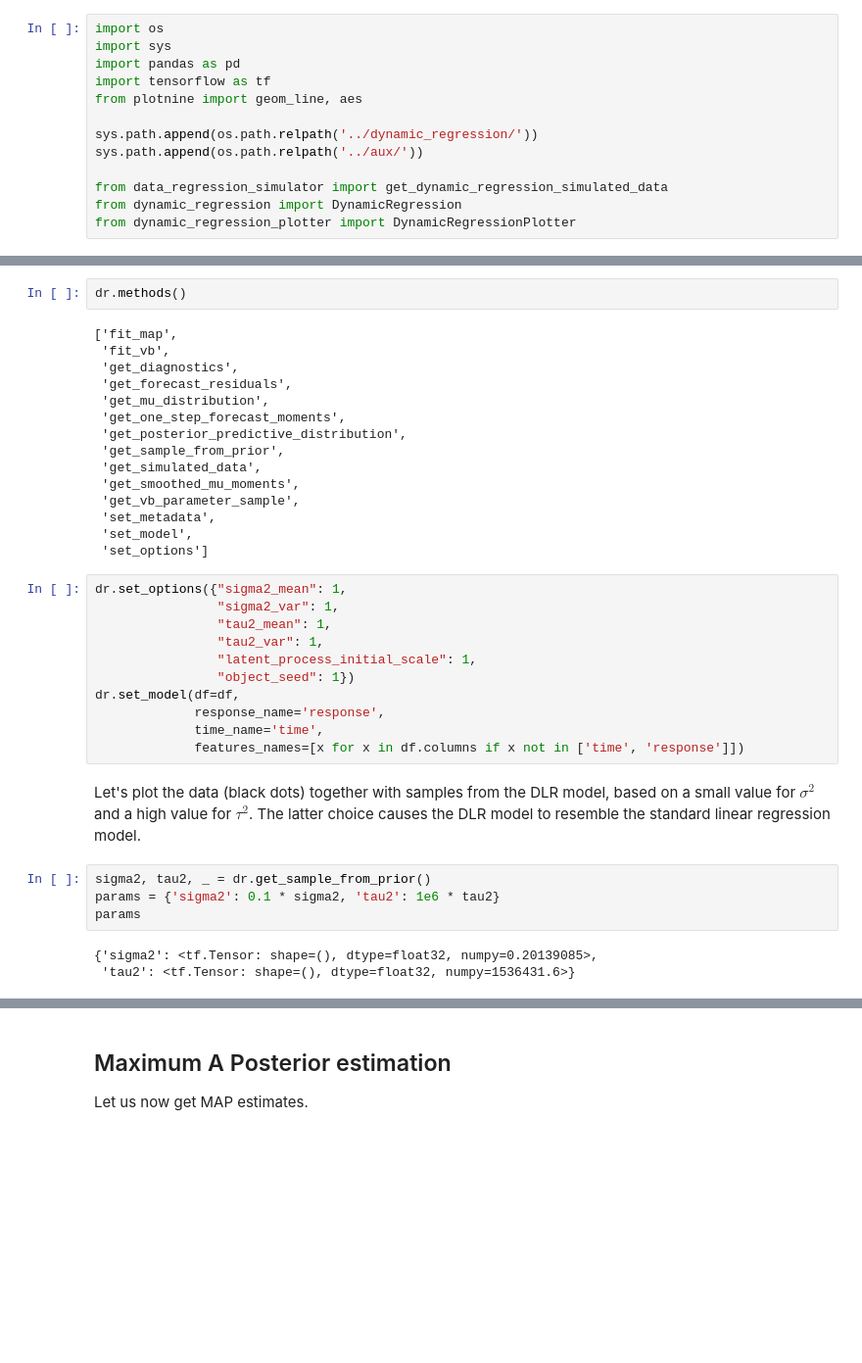
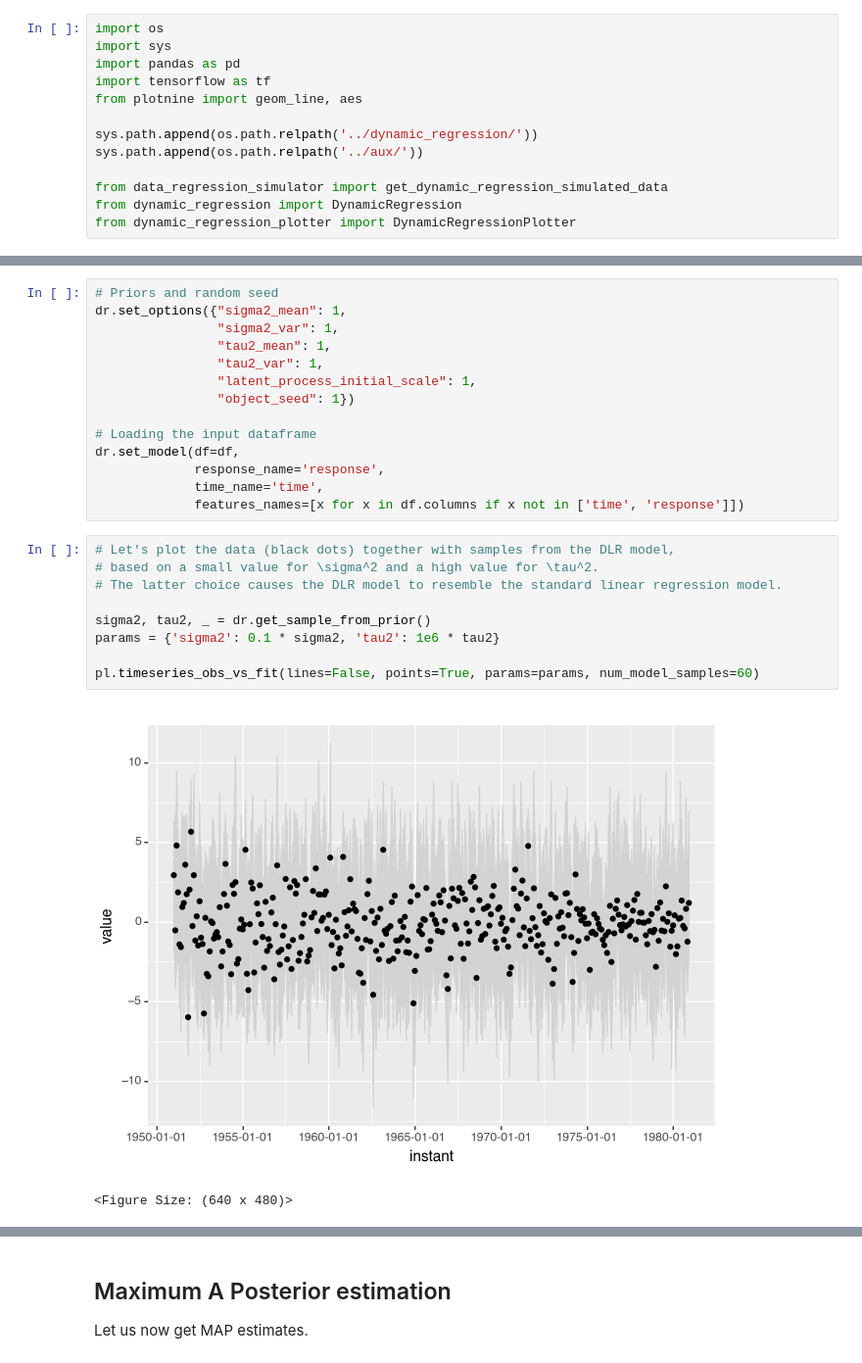
Before and after one commit to rtlemos/models, a Jupyter notebook: notebooks/DynamicRegression.ipynb, the cells around one changed output, grey strips where cells are left out. Shown at 98% size. Cells and saved outputs as stored; diff of their text form; blank space fills up the shorter version.

```diff
--- a/notebooks/DynamicRegression.ipynb
+++ b/notebooks/DynamicRegression.ipynb
@@ -81,37 +97,26 @@ pl = DynamicRegressionPlotter(model=dr)
-# %%
-dr.methods()
-# %% [output]
-['fit_map',
- 'fit_vb',
- 'get_diagnostics',
- 'get_forecast_residuals',
- 'get_mu_distribution',
- 'get_one_step_forecast_moments',
- 'get_posterior_predictive_distribution',
- 'get_sample_from_prior',
- 'get_simulated_data',
- 'get_smoothed_mu_moments',
- 'get_vb_parameter_sample',
- 'set_metadata',
- 'set_model',
- 'set_options']
 # %%
+# Priors and random seed
 dr.set_options({"sigma2_mean": 1,
                 "sigma2_var": 1,
                 "tau2_mean": 1,
                 "tau2_var": 1,
                 "latent_process_initial_scale": 1,
                 "object_seed": 1})
+
+# Loading the input dataframe
 dr.set_model(df=df,
              response_name='response',
              time_name='time',
              features_names=[x for x in df.columns if x not in ['time', 'response']])
-# %% [markdown]
-Let's plot the data (black dots) together with samples from the DLR model, based on a small value for $\sigma^2$ and a high value for $\tau^2$. The latter choice causes the DLR model to resemble the standard linear regression model.
 # %%
+# Let's plot the data (black dots) together with samples from the DLR model,
+# based on a small value for \sigma^2 and a high value for \tau^2.
+# The latter choice causes the DLR model to resemble the standard linear regression model.
+
 sigma2, tau2, _ = dr.get_sample_from_prior()
 params = {'sigma2': 0.1 * sigma2, 'tau2': 1e6 * tau2}
-params
+
+pl.timeseries_obs_vs_fit(lines=False, points=True, params=params, num_model_samples=60)
 # %% [output]
+[figure, added]
-{'sigma2': <tf.Tensor: shape=(), dtype=float32, numpy=0.20139085>,
- 'tau2': <tf.Tensor: shape=(), dtype=float32, numpy=1536431.6>}
+<Figure Size: (640 x 480)>
```
Also changed, not shown: parts of 22 cells of this notebook, 1 other file.
